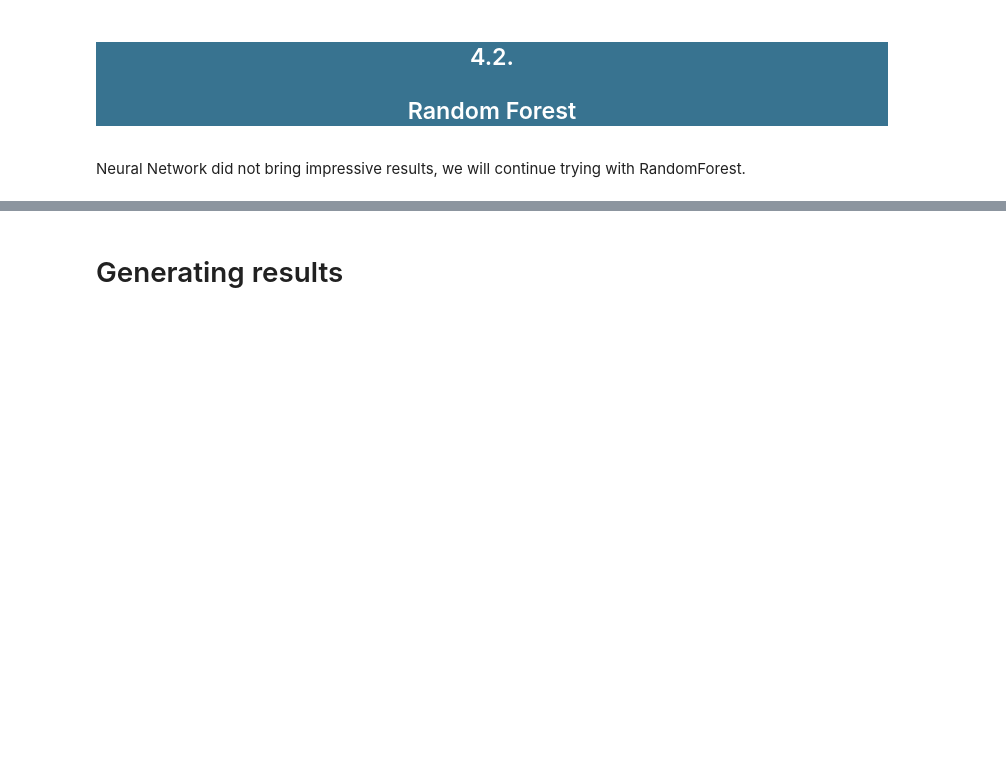
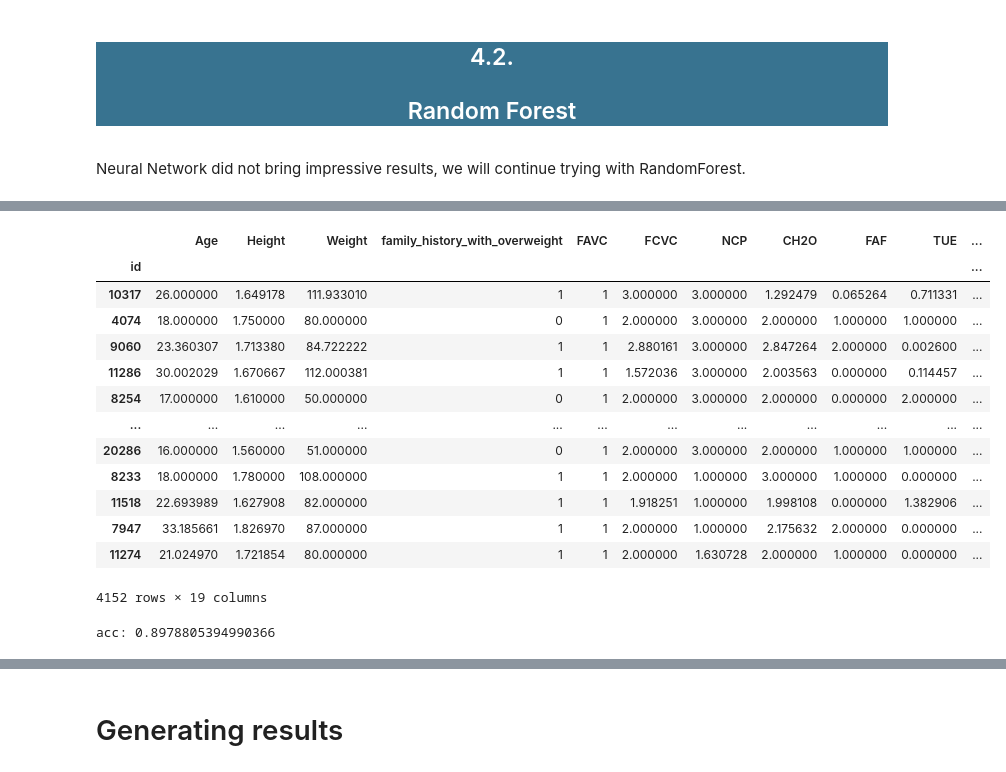
Before and after one commit to sonyaarom/obesity_classification, a Jupyter notebook: obesity_rates.ipynb, the cells around one changed output, grey strips where cells are left out. Drawn from its saved outputs; the diff is of its cells as text; code cells hidden in the pictures; blank space fills up the shorter version.

```diff
--- a/obesity_rates.ipynb
+++ b/obesity_rates.ipynb
@@ -793,0 +832,28 @@ It is not significant improve but increases computational costs. We will continu
+# %%
+x_test_subset
+# %% [output]
+|  | Age | Height | Weight | family_history_with_overweight | FAVC | FCVC | NCP | CH2O | FAF | TUE | ... |
+| id |  |  |  |  |  |  |  |  |  |  | ... |
+| 10317 | 26.000000 | 1.649178 | 111.933010 | 1 | 1 | 3.000000 | 3.000000 | 1.292479 | 0.065264 | 0.711331 | ... |
+| 4074 | 18.000000 | 1.750000 | 80.000000 | 0 | 1 | 2.000000 | 3.000000 | 2.000000 | 1.000000 | 1.000000 | ... |
+| 9060 | 23.360307 | 1.713380 | 84.722222 | 1 | 1 | 2.880161 | 3.000000 | 2.847264 | 2.000000 | 0.002600 | ... |
+| 11286 | 30.002029 | 1.670667 | 112.000381 | 1 | 1 | 1.572036 | 3.000000 | 2.003563 | 0.000000 | 0.114457 | ... |
+| 8254 | 17.000000 | 1.610000 | 50.000000 | 0 | 1 | 2.000000 | 3.000000 | 2.000000 | 0.000000 | 2.000000 | ... |
+| ... | ... | ... | ... | ... | ... | ... | ... | ... | ... | ... | ... |
+| 20286 | 16.000000 | 1.560000 | 51.000000 | 0 | 1 | 2.000000 | 3.000000 | 2.000000 | 1.000000 | 1.000000 | ... |
+| 8233 | 18.000000 | 1.780000 | 108.000000 | 1 | 1 | 2.000000 | 1.000000 | 3.000000 | 1.000000 | 0.000000 | ... |
+| 11518 | 22.693989 | 1.627908 | 82.000000 | 1 | 1 | 1.918251 | 1.000000 | 1.998108 | 0.000000 | 1.382906 | ... |
+| 7947 | 33.185661 | 1.826970 | 87.000000 | 1 | 1 | 2.000000 | 1.000000 | 2.175632 | 2.000000 | 0.000000 | ... |
+| 11274 | 21.024970 | 1.721854 | 80.000000 | 1 | 1 | 2.000000 | 1.630728 | 2.000000 | 1.000000 | 0.000000 | ... |
+4152 rows × 19 columns
+# %%
+#apply random forest to previous subset
+x_train_subset = x_train.loc[:,selected_features]
+x_test_subset = x_test.loc[:,selected_features]
+
+# Initialize and train the Random Forest model with MLflow tracking
+rf_model_upd = RandomForestModel()
+acc = rf_model_upd.train_and_evaluate(x_train_subset, y_train, x_test_subset, y_test)
+print("acc:", acc)
+# %% [output]
+acc: 0.8978805394990366
```
Also changed, not shown: parts of 38 cells of this notebook, 1 other file.
